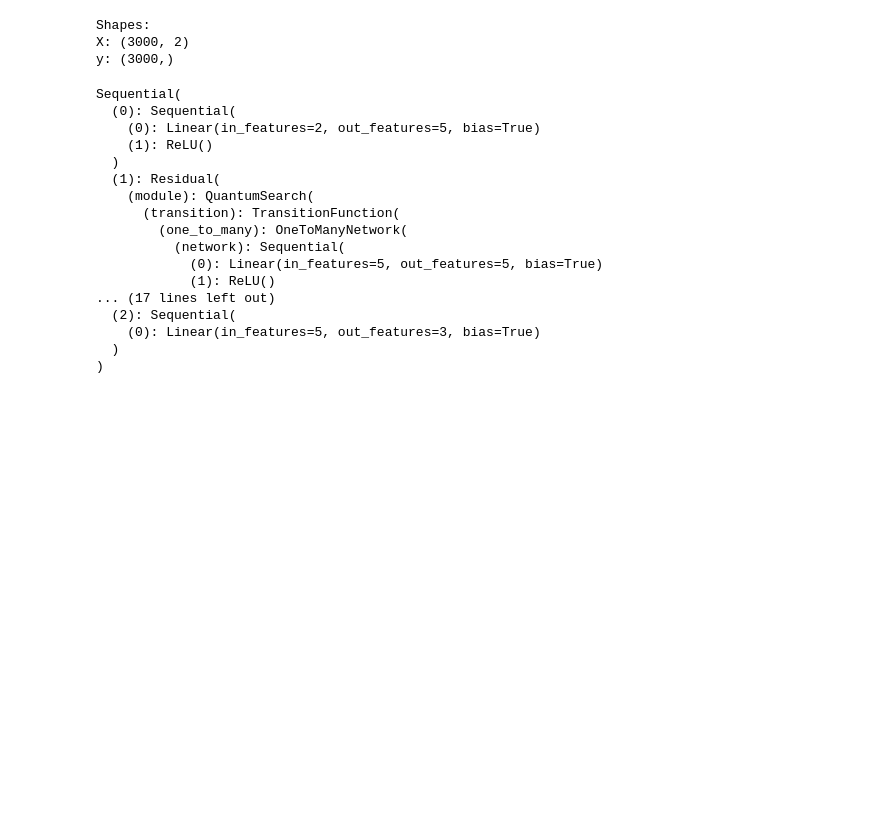
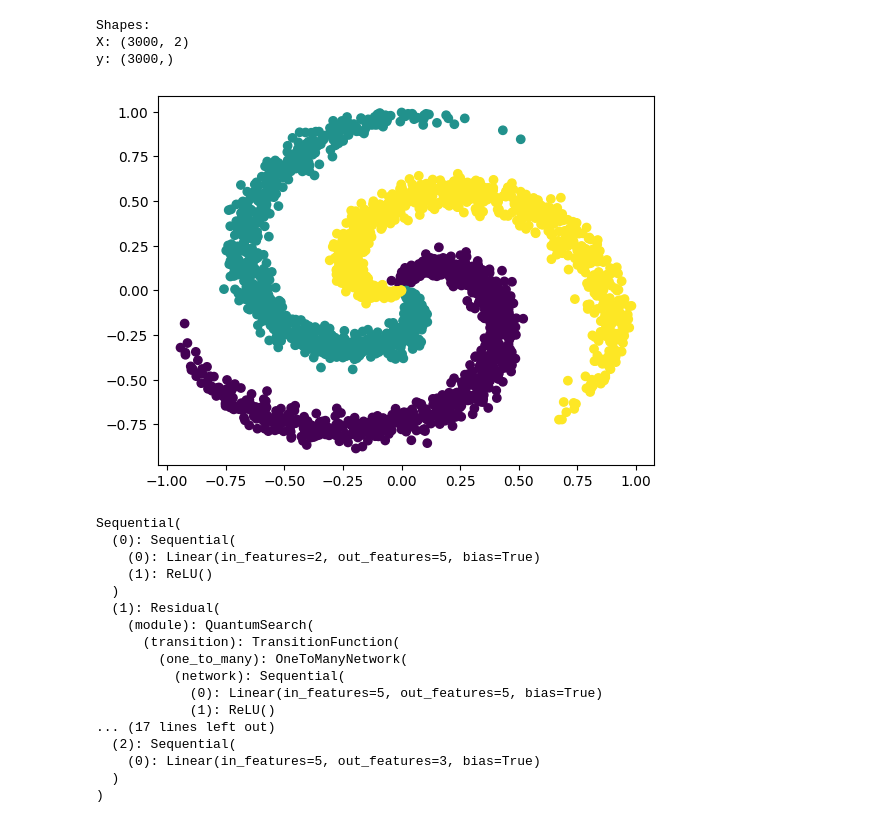
Before and after one commit to mlabs-ai/neural-search, a Jupyter notebook: quantum_classify.ipynb, the cells around one changed output. Cells and saved outputs as stored; diff of their text form; code cells hidden in the pictures; blank space fills up the shorter version.

Commit message:
Add visualization for quantum classify

```diff
--- a/quantum_classify.ipynb
+++ b/quantum_classify.ipynb
@@ -44,6 +44,13 @@ print("y:", tuple(y.size()))
 Shapes:
 X: (3000, 2)
 y: (3000,)
+# %%
+import matplotlib.pyplot as plt
+
+plt.scatter(X[:, 0], X[:, 1], c=y)
+plt.show()
+# %% [output]
+[figure, added]
 # %%
 from lib.layers import Residual, Unpack
 from lib.quantumsearch import FitnessFunction, OneToManyNetwork, QuantumSearch
```
Also changed, not shown: parts of 1 cell of this notebook.
